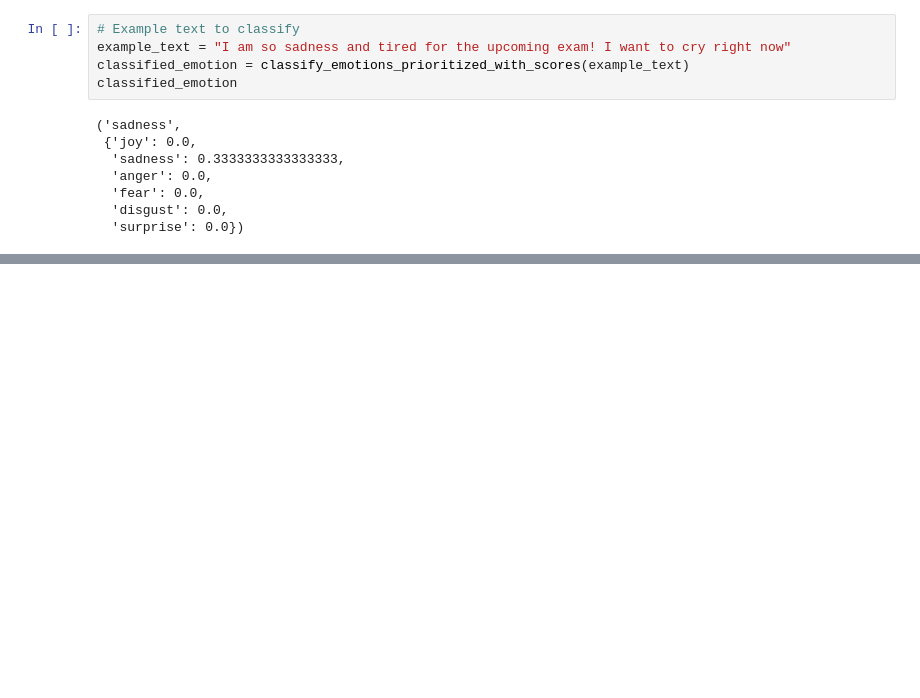
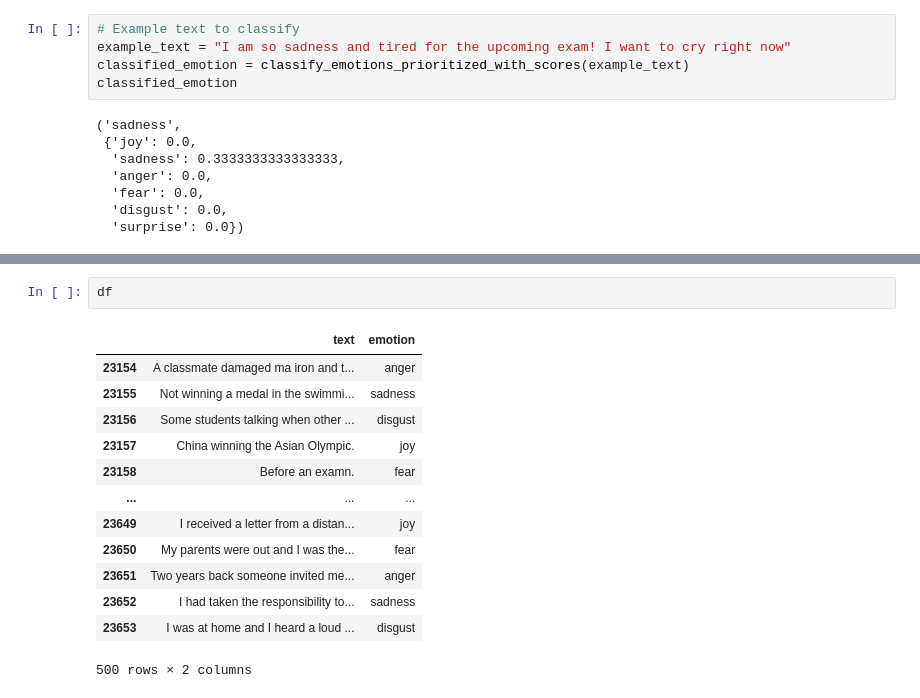
Before and after one commit to notsocertain/Emotion-Detection-Text, a Jupyter notebook: removing-emotions-not-present-in-NRCLex.ipynb, the cells around one changed output, grey strips where cells are left out. Saved outputs shown, nothing was run; the diff lists cells and outputs as text; blank space fills up the shorter version.

```diff
--- a/removing-emotions-not-present-in-NRCLex.ipynb
+++ b/removing-emotions-not-present-in-NRCLex.ipynb
@@ -243,0 +589,16 @@ classified_emotion
+# %%
+df
+# %% [output]
+|  | text | emotion |
+| 23154 | A classmate damaged ma iron and t... | anger |
+| 23155 | Not winning a medal in the swimmi... | sadness |
+| 23156 | Some students talking when other ... | disgust |
+| 23157 | China winning the Asian Olympic. | joy |
+| 23158 | Before an examn. | fear |
+| ... | ... | ... |
+| 23649 | I received a letter from a distan... | joy |
+| 23650 | My parents were out and I was the... | fear |
+| 23651 | Two years back someone invited me... | anger |
+| 23652 | I had taken the responsibility to... | sadness |
+| 23653 | I was at home and I heard a loud ... | disgust |
+500 rows × 2 columns
```
Also changed, not shown: parts of 37 cells of this notebook, 2 other files.
